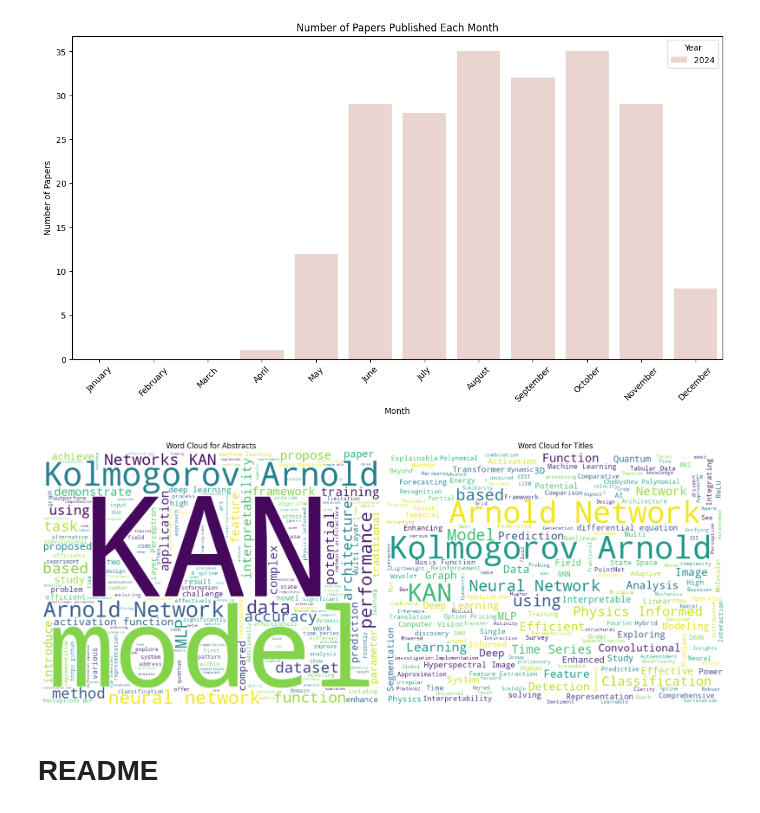
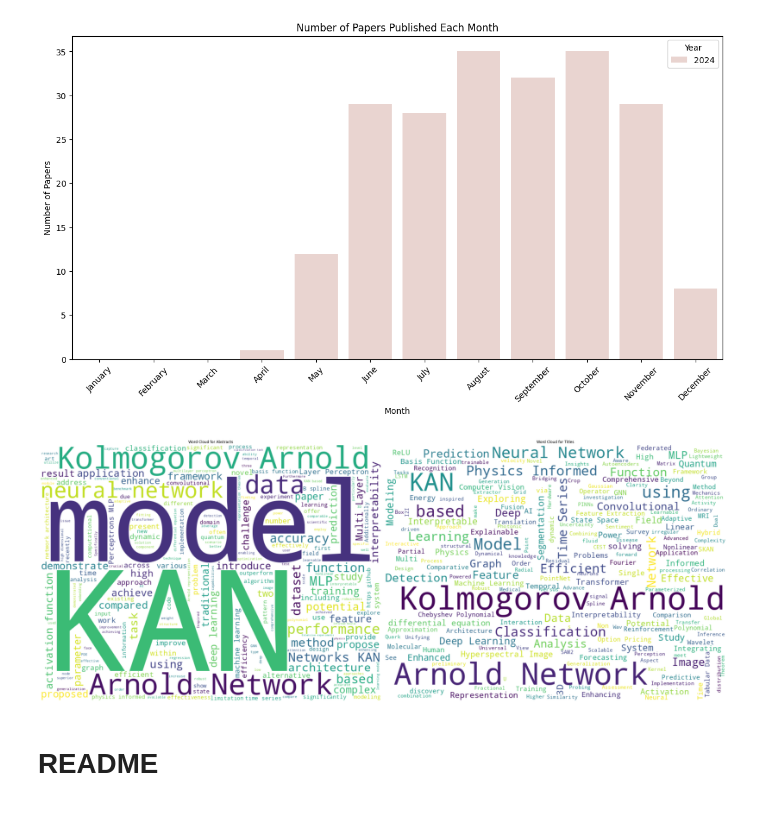
Before and after one commit to RamtinMoslemi/KAN-Papers, a Jupyter notebook: KAN_Papers.ipynb, the cells around one changed output. Cells and saved outputs as stored; diff of their text form; code cells hidden in the pictures.

```diff
--- a/KAN_Papers.ipynb
+++ b/KAN_Papers.ipynb
@@ -126,30 +126,30 @@ plt.show()
 # %%
 # Generate word cloud for abstracts
 abstract_text = " ".join(df['Abstract'].dropna().tolist())
 wordcloud_abstract = WordCloud(width=800, height=600, background_color='white').generate(abstract_text)
 
 # Generate word cloud for titles
 title_text = " ".join(df['Title'].dropna().tolist())
 wordcloud_title = WordCloud(width=800, height=600, background_color='white').generate(title_text)
 
 # Plot the word clouds
-plt.figure(figsize=(16, 12))
+plt.figure(figsize=(32, 13))
 
 plt.subplot(1, 2, 1)
 plt.imshow(wordcloud_abstract, interpolation='bilinear')
 plt.title('Word Cloud for Abstracts')
 plt.axis('off')
 
 plt.subplot(1, 2, 2)
 plt.imshow(wordcloud_title, interpolation='bilinear')
 plt.title('Word Cloud for Titles')
 plt.axis('off')
 
 plt.tight_layout()
-plt.savefig('word_clouds.svg')
+plt.savefig('word_clouds.png')
 plt.show()
 # %% [output]
-[figure, old version]
+[figure, new version]
 # %% [markdown]
 # README
 # %%
```
Also changed, not shown: parts of 1 cell of this notebook.
